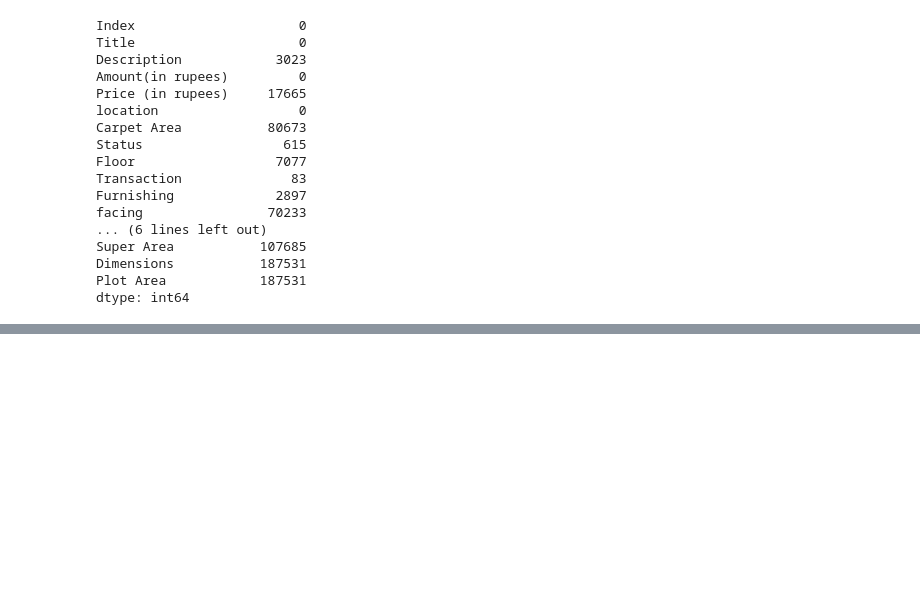
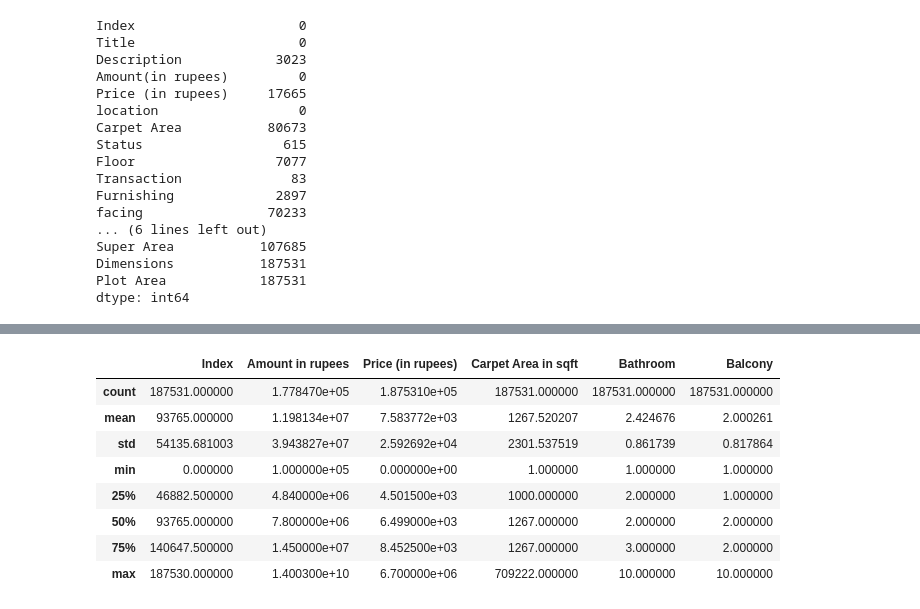
Before and after one commit to Melbinmatheew/Data-Science---Practices, a Jupyter notebook: notebooks/explore_data.ipynb, the cells around one changed output, grey strips where cells are left out. Cells and saved outputs as stored; diff of their text form; code cells hidden in the pictures; blank space fills up the shorter version.

```diff
--- a/notebooks/explore_data.ipynb
+++ b/notebooks/explore_data.ipynb
@@ -202,6 +190,9 @@ Super Area           107685
 Dimensions           187531
 Plot Area            187531
 dtype: int64
+# %%
+# Drop columns with a high number of missing values
+data.drop(columns=[ 'Society', 'Car Parking', 'Super Area', 'Dimensions', 'Plot Area'], inplace=True)
 # %%
 house_df =data.copy()
 # %%
@@ -283,0 +339,2 @@ data.head(3)
+# %%
+df = house_df.copy()
@@ -283,0 +357,38 @@ data.head(3)
+# %%
+# Convert 'Amount(in rupees)' to numerical format
+def convert_amount(amount):
+    try:
+        if 'Lac' in amount:
+            amount = amount.replace('Lac', '').strip()
+            return float(amount) * 100000  # Convert Lac to rupees (1 Lac = 100000 rupees)
+        elif 'Cr' in amount:
+            amount = amount.replace('Cr', '').strip()
+            return float(amount) * 10000000  # Convert Cr to rupees (1 Cr = 10000000 rupees)
+        else:
+            return float(amount)
+    except ValueError:
+        return None
+
+df['Amount(in rupees)'] = df['Amount(in rupees)'].apply(convert_amount)
+
+# Convert 'Carpet Area' to numerical format
+def convert_carpet_area(area):
+    try:
+        if 'sqft' in area:
+            area = area.replace('sqft', '').strip()
+            return float(area)  # Convert to square feet
+        elif 'sqm' in area:
+            area = area.replace('sqm', '').strip()
+            return float(area) * 10.7639  # Convert square meters to square feet (1 sqm = 10.7639 sqft)
+        else:
+            return None
+    except ValueError:
+        return None
+
+df['Carpet Area'] = df['Carpet Area'].apply(convert_carpet_area)
+
+# Rename the columns to reflect the converted units
+df.rename(columns={'Amount(in rupees)': 'Amount in rupees', 'Carpet Area': 'Carpet Area in sqft'}, inplace=True)
+
+# Verify the changes
+df.head()
@@ -283,0 +402,12 @@ data.head(3)
+# %%
+df.describe()
+# %% [output]
+|  | Index | Amount in rupees | Price (in rupees) | Carpet Area in sqft | Bathroom | Balcony |
+| count | 187531.000000 | 1.778470e+05 | 1.875310e+05 | 187531.000000 | 187531.000000 | 187531.000000 |
+| mean | 93765.000000 | 1.198134e+07 | 7.583772e+03 | 1267.520207 | 2.424676 | 2.000261 |
+| std | 54135.681003 | 3.943827e+07 | 2.592692e+04 | 2301.537519 | 0.861739 | 0.817864 |
+| min | 0.000000 | 1.000000e+05 | 0.000000e+00 | 1.000000 | 1.000000 | 1.000000 |
+| 25% | 46882.500000 | 4.840000e+06 | 4.501500e+03 | 1000.000000 | 2.000000 | 1.000000 |
+| 50% | 93765.000000 | 7.800000e+06 | 6.499000e+03 | 1267.000000 | 2.000000 | 2.000000 |
+| 75% | 140647.500000 | 1.450000e+07 | 8.452500e+03 | 1267.000000 | 3.000000 | 2.000000 |
+| max | 187530.000000 | 1.400300e+10 | 6.700000e+06 | 709222.000000 | 10.000000 | 10.000000 |
```
Also changed, not shown: parts of 13 cells of this notebook, 1 other file.
